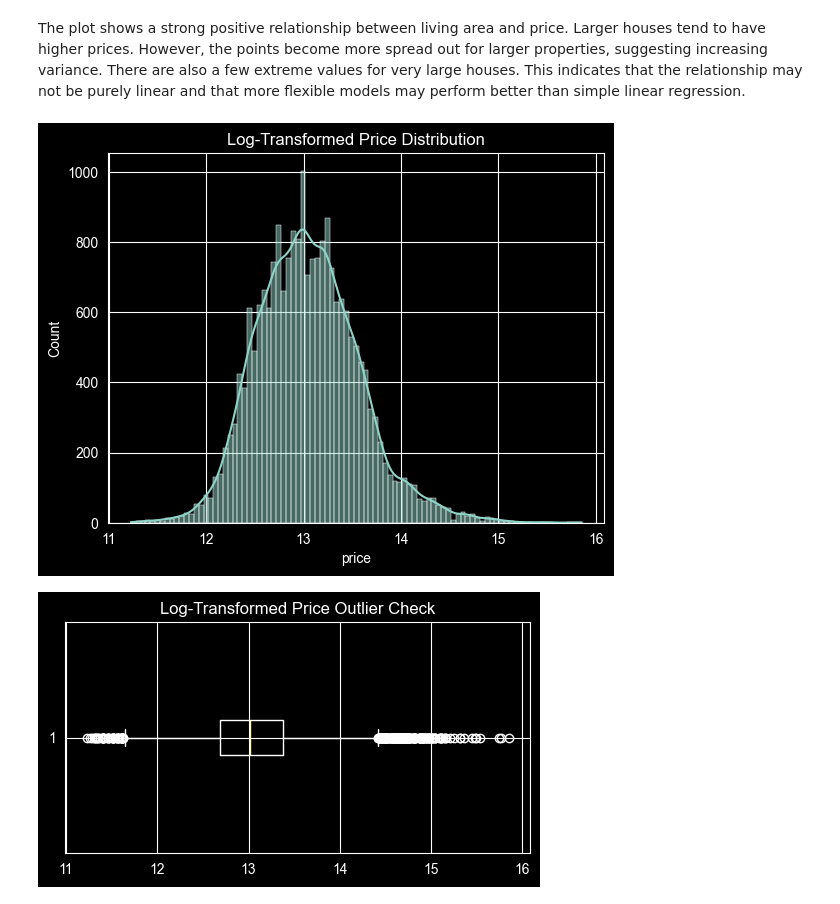
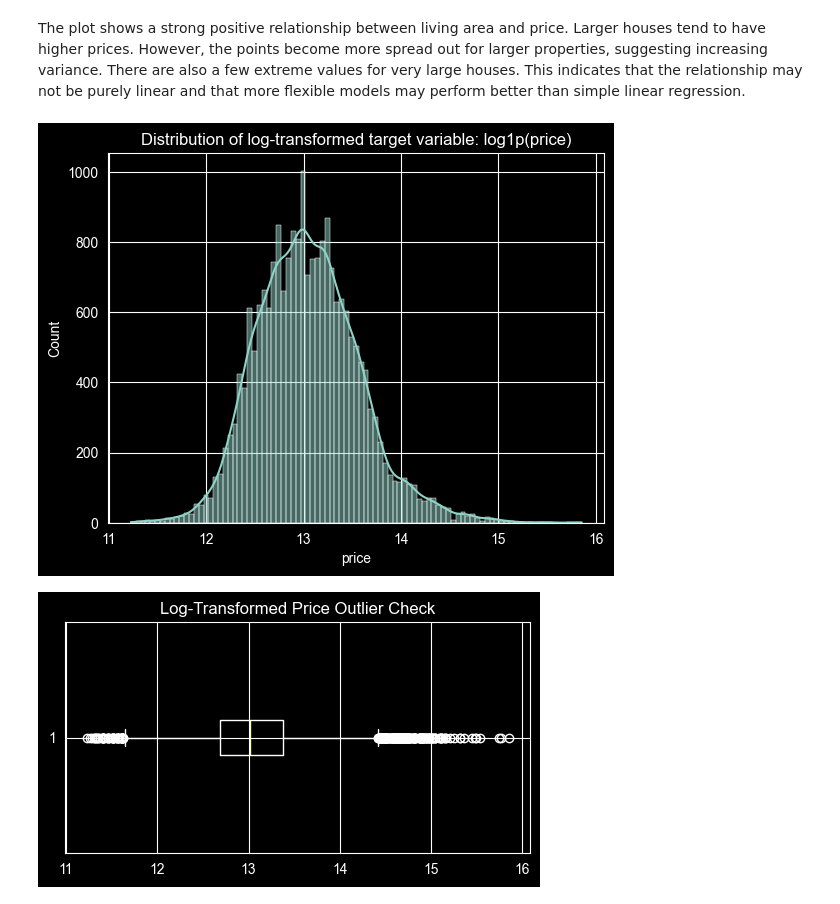
Before and after one commit to yang2094582004-ai/MSIN0097-Assessment-1---Individual-Assignment, a Jupyter notebook: PA.ipynb, the cells around one changed output. Drawn from its saved outputs; the diff is of its cells as text; code cells hidden in the pictures.

```diff
--- a/PA.ipynb
+++ b/PA.ipynb
@@ -132,10 +134,10 @@ plt.show()
 The plot shows a strong positive relationship between living area and price. Larger houses tend to have higher prices. However, the points become more spread out for larger properties, suggesting increasing variance. There are also a few extreme values for very large houses. This indicates that the relationship may not be purely linear and that more flexible models may perform better than simple linear regression.
 # %%
 sns.histplot(np.log1p(df["price"]), kde=True)
-plt.title("Log-Transformed Price Distribution")
+plt.title("Distribution of log-transformed target variable: log1p(price)")
 plt.show()
 # %% [output]
-[figure, old version]
+[figure, new version]
 # %%
 plt.figure(figsize=(6,3))
 plt.boxplot(np.log1p(df["price"]), vert=False)
```
Also changed, not shown: parts of 29 cells of this notebook.
